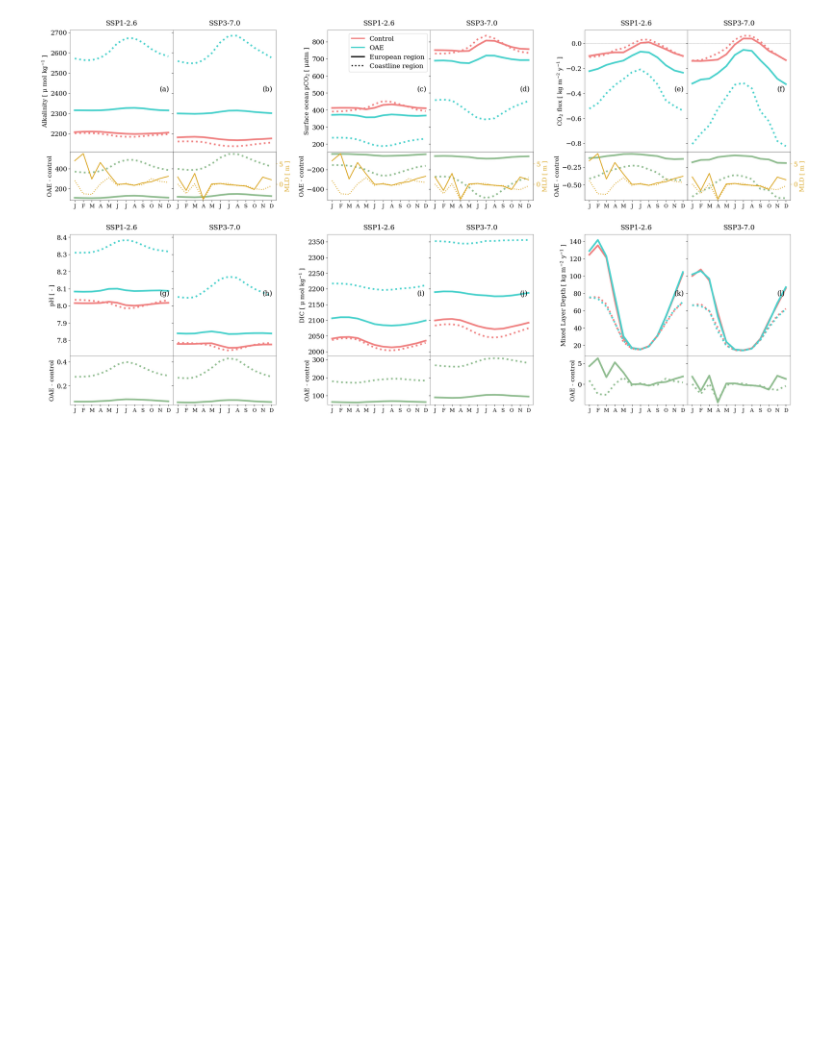
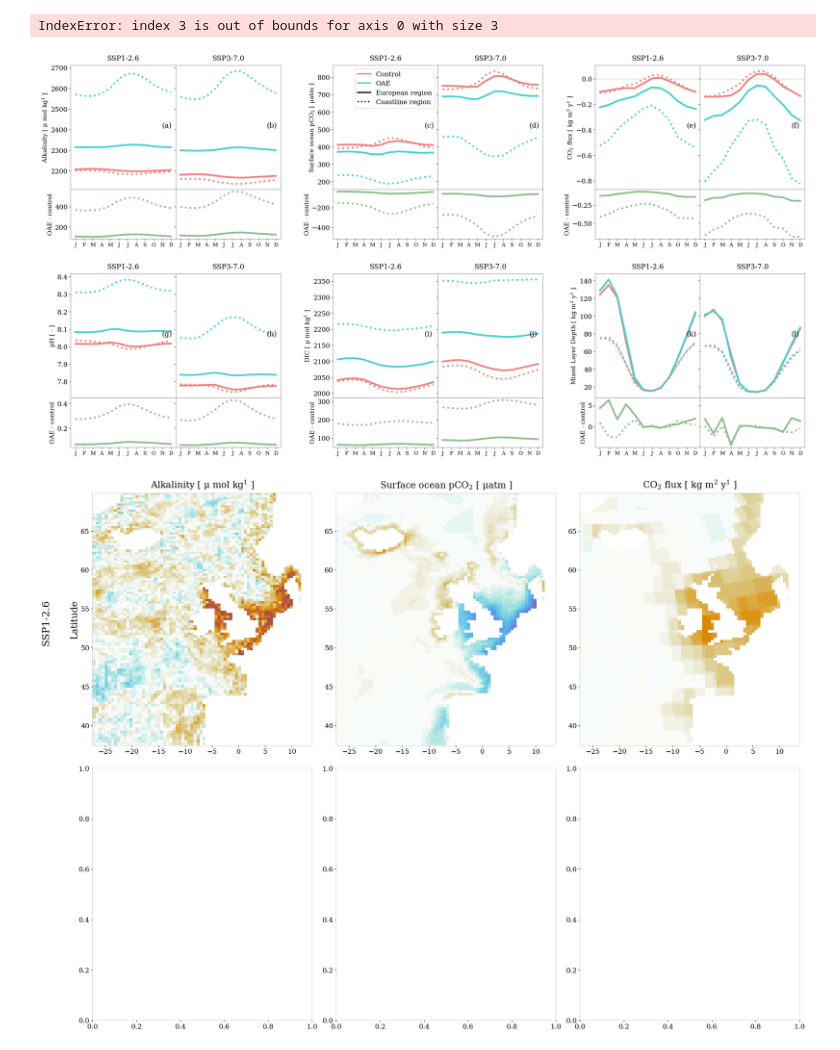
Before and after one commit to chiaraciscato/2026_ciscato_oae_seasonality, a Jupyter notebook: scripts/figure3,5,6.ipynb, the cells around one changed output. Saved outputs shown, nothing was run; the diff lists cells and outputs as text; code cells hidden in the pictures; blank space fills up the shorter version.

```diff
--- a/scripts/figure3,5,6.ipynb
+++ b/scripts/figure3,5,6.ipynb
@@ -37,18 +37,18 @@ def fig_plot_map(data, var, ax, vmin, vmax, oae_index, base_index):
 # %%
 # -----------------------------
 figures = {'lineplot':3,'map':5,'scatter':6}
-figures = {'lineplot':3}
+# figures = {'lineplot':3}
 # -----------------------------
 
 # variable names
 vars = {
-            'ALK':     {'var_name': 'ALK',      'long': 'Alkalinity',                                                    'unit': r'μ mol $\mathregular{kg^{-1}}$',      'value':400, 'df_unit':'μmol kg-1',    'df_name' : 'Alkalinity'},
-            'fco2':    {'var_name': 'fco2',     'long': 'Surface ocean p$\mathregular{CO_{2}}$',                         'unit': r'μatm',                               'value':200, 'df_unit':'μatm',         'df_name' : 'Surface ocean pCO2'},
-            'co2flux': {'var_name': 'co2flux',  'long': '$\mathregular{CO_{2}}$ flux',           'conv_term':'31536000', 'unit': r'kg $\mathregular{m^{-2} \ y^{-1}}$', 'value':1,   'df_unit':'kg m-2 y-1', 'df_name' : 'Air-sea CO2 flux'},
+            'ALK':     {'var_name': 'ALK',      'long': 'Alkalinity',                                                    'unit': r'μ mol $\mathregular{kg^{1}}$',      'value':400, 'df_unit':'μmol $\mathregular{kg^{1}}$',    'df_name' : 'Alkalinity'},
+            'fco2':    {'var_name': 'fco2',     'long': 'Surface ocean p$\mathregular{CO_{2}}$',                         'unit': r'μatm',                               'value':200, 'df_unit':'μatm',         'df_name' : 'Surface ocean p$\mathregular{CO_{2}}$'},
+            'co2flux': {'var_name': 'co2flux',  'long': '$\mathregular{CO_{2}}$ flux',           'conv_term':'31536000', 'unit': r'kg $\mathregular{m^{2} \ y^{1}}$', 'value':1,   'df_unit':'kg $\mathregular{m^{2} \ y^{1}}$', 'df_name' : 'Air-sea $\mathregular{CO_{2}}$ flux'},
 
-            'ph':      {'var_name': 'ph',       'long': 'pH',                                                            'unit': '-',                                   'value':.05, 'df_unit':'μmol kg-1',    'df_name' : 'pH'},
-            'DIC':     {'var_name': 'DIC',      'long': 'DIC',                                                           'unit': r'μ mol $\mathregular{kg^{-1}}$',      'value':400, 'df_unit':'units',        'df_name' : 'Dissolved Inorganic Carbon'},
-            'somxl010':{'var_name': 'somxl010', 'long': 'Mixed Layer Depth',                                             'unit': r'kg $\mathregular{m^{-2} \ y^{-1}}$', 'value':1,   'df_unit':'m',            'df_name' : 'Mixed layer depth'},
+            'ph':      {'var_name': 'ph',       'long': 'pH',                                                            'unit': '-',                                   'value':.05, 'df_unit':r'μmol $\mathregular{kg^{1}}$',    'df_name' : 'pH'},
+            'DIC':     {'var_name': 'DIC',      'long': 'DIC',                                                           'unit': r'μ mol $\mathregular{kg^{1}}$',      'value':400, 'df_unit':'units',        'df_name' : 'Dissolved Inorganic Carbon'},
+            'somxl010':{'var_name': 'somxl010', 'long': 'Mixed Layer Depth',                                             'unit': r'kg $\mathregular{m^{2} \ y^{1}}$', 'value':1,   'df_unit':'m',            'df_name' : 'Mixed layer depth'},
 }
 
 mlds = {
@@ -181,17 +181,17 @@ for fig, n in figures.items():
             ax.plot(coast[scen][var]['delta'][var],
                     color=delta_color, ls=':', lw=lw)
 
-            if var in ['ALK','co2flux','fco2']:
-                ax2 = ax.twinx()
-                ax2.plot(mld_ampl_europe[scen]['mld']['delta']['somxl010'],
-                        color='goldenrod', lw=2)
-                ax2.plot(mld_ampl_coast[scen]['mld']['delta']['somxl010'],
-                        color='goldenrod', ls=':', lw=2)
+#             if var in ['ALK','co2flux','fco2']:
+#                 ax2 = ax.twinx()
+#                 ax2.plot(mld_ampl_europe[scen]['mld']['delta']['somxl010'],
+#                         color='goldenrod', lw=2)
+#                 ax2.plot(mld_ampl_coast[scen]['mld']['delta']['somxl010'],
+#                         color='goldenrod', ls=':', lw=2)
 
-                ax2.set_ylim(-4,8)
-                ax2.tick_params(axis='both', colors='goldenrod')
-                ax2.set_ylabel('MLD [ m ]', fontsize=14, color='goldenrod')
-                fineline(ax2,0.4)
+#                 ax2.set_ylim(-4,8)
+#                 ax2.tick_params(axis='both', colors='goldenrod')
+#                 ax2.set_ylabel('MLD [ m ]', fontsize=14, color='goldenrod')
+#                 fineline(ax2,0.4)
 
         for row, (var, keys) in enumerate(vars.items()):
             long = keys['long']
@@ -359,34 +359,36 @@ for fig, n in figures.items():
 
                 markers = ['o','x','v','s','p']
 
                 for ax, alk, fco2, marker in zip(axes, (alk_40_45, alk_45_50, alk_50_55, alk_55_60, alk_60_65),
                                              (fco2_40_45, fco2_45_50, fco2_50_55, fco2_55_60, fco2_60_65),
                                              markers):
 
                     x = fco2['fco2'].values.flatten()
                     y = alk['ALK'].values.flatten()
                     im = ax.scatter(x, y, marker=marker, color=c, s=40)
 
                     ax.set_xlabel(f"{vars['ALK']['long']} [ {vars['ALK']['unit']} ]", fontsize=14)
                     ax.set_ylabel(f"{vars['fco2']['long']} [ {vars['fco2']['unit']} ]", fontsize=14)
                     ax.set_xlim(-250,250)
                     ax.set_ylim(-750,1250)
 
                     fineline(ax,0.4)
 
             legend_elements = [
                         Line2D([0], [0], marker='o', color='w', markerfacecolor='black', label=f'> {lat_n}{degree}', markersize=12),
                         Line2D([0], [0], marker='X', color='w', markerfacecolor='black', label=f'< {lat_n}{degree}', markersize=12),
                         Line2D([0], [0], color='peru', label='SSP1-2.6'),
                         Line2D([0], [0], color='cornflowerblue', label='SSP3-7.0'),
                     ]
             plt.savefig(f'/Users/chiaraciscato/Desktop/GEOMAR/2025_ciscato_oae_seasonality/out/correlation{n}.png')
             # ax.set_title(title)
             # ax.legend(handles=legend_elements)
 
         plt.savefig(f'/Users/chiaraciscato/Desktop/GEOMAR/2025_ciscato_oae_seasonality/out/figure{title}.png')
 # %% [output]
+IndexError: index 3 is out of bounds for axis 0 with size 3
-[figure, old version]
+[figure, new version]
+[figure, added]
 # %%
 # SUMMARY TABLE
 
```
Also changed, not shown: 3 other files.
